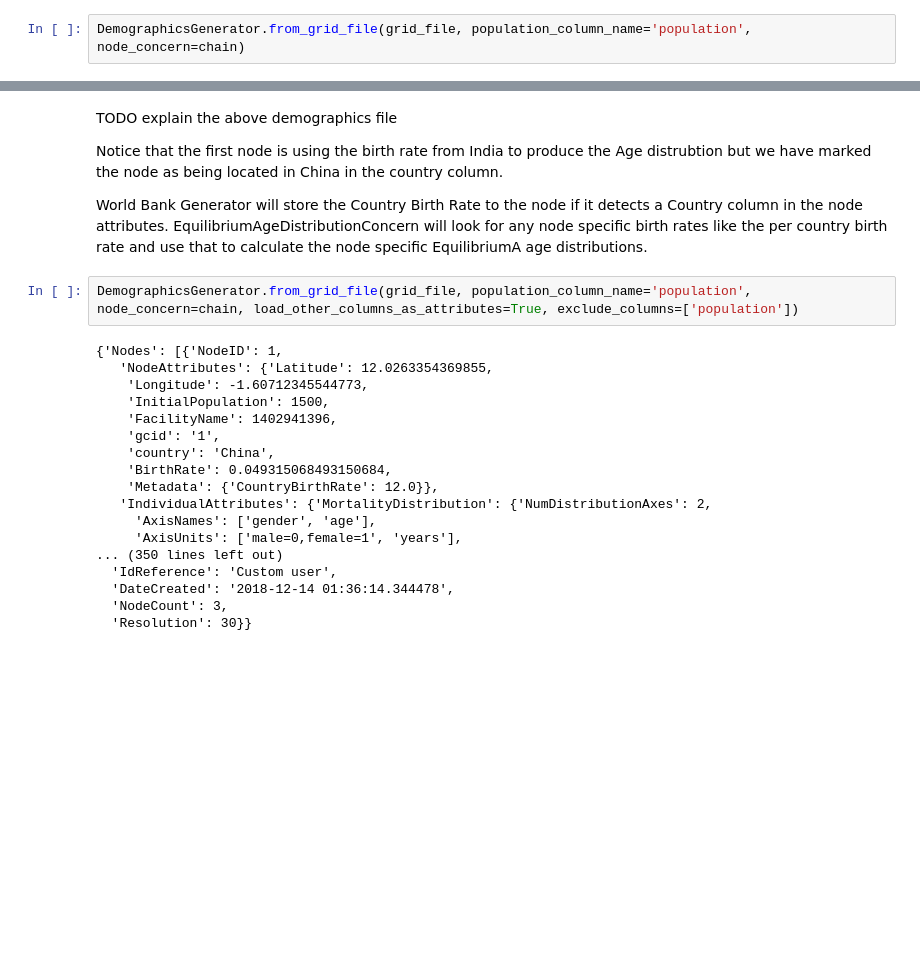
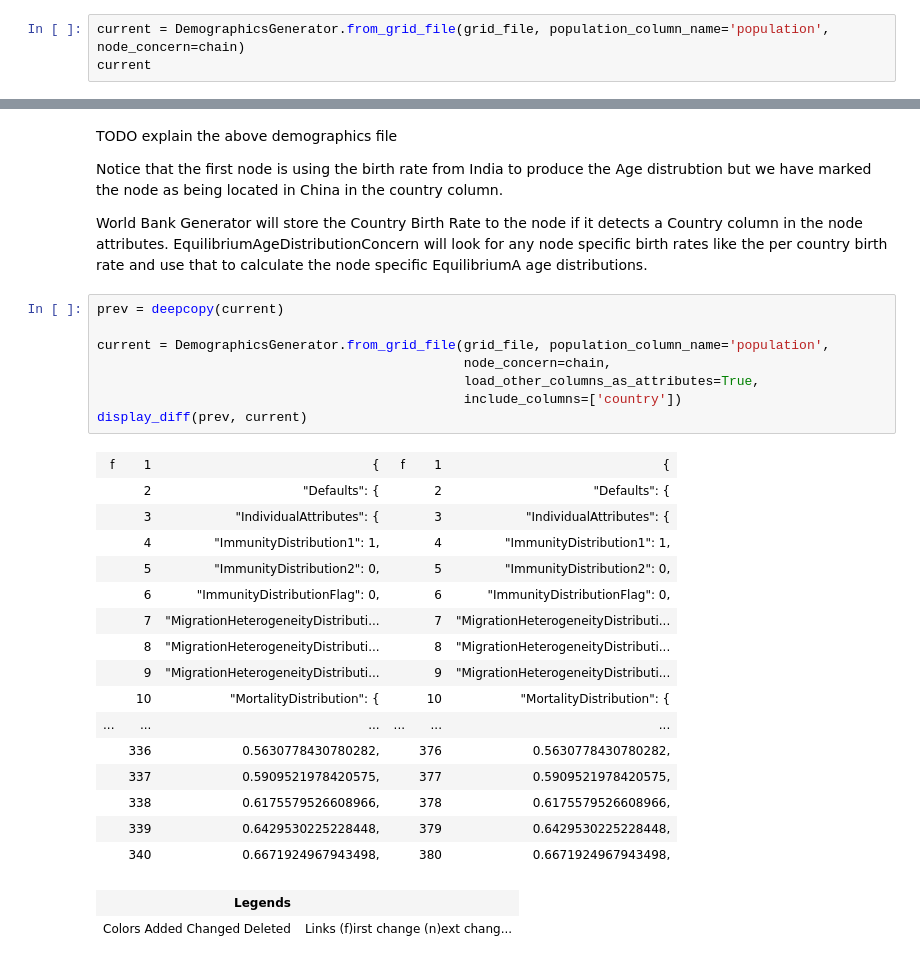
Before and after one commit to YeChen-IDM/dtk-tools-1, a Jupyter notebook: examples/DemographicsGenerator/example_demographics_generated.py.ipynb, the cells around one changed output, grey strips where cells are left out. Cells and saved outputs as stored; diff of their text form; blank space fills up the shorter version.

Commit message:
Add html diffs

```diff
--- a/examples/DemographicsGenerator/example_demographics_generated.py.ipynb
+++ b/examples/DemographicsGenerator/example_demographics_generated.py.ipynb
@@ -99,7 +100,8 @@ Notice that to properly build a demographcs using the World Bank's birth rate, w
 
 Now let's use that chain in as our concerns when loading our grid file and see how the output changes
 # %%
-DemographicsGenerator.from_grid_file(grid_file, population_column_name='population', node_concern=chain)
+current = DemographicsGenerator.from_grid_file(grid_file, population_column_name='population', node_concern=chain)
+current
 # %% [output]
 {'Nodes': [{'NodeID': 1,
    'NodeAttributes': {'Latitude': 12.0263354369855,
@@ -125,22 +127,29 @@ Notice that the first node is using the birth rate from India to produce the Age
 
 World Bank Generator will store the Country Birth Rate to the node if it detects a Country column in the node attributes. EquilibriumAgeDistributionConcern will look for any node specific birth rates like the per country birth rate and use that to calculate the node specific EquilibriumA age distributions.
 # %%
-DemographicsGenerator.from_grid_file(grid_file, population_column_name='population', node_concern=chain, load_other_columns_as_attributes=True, exclude_columns=['population'])
+prev = deepcopy(current)
+
+current = DemographicsGenerator.from_grid_file(grid_file, population_column_name='population',
+                                               node_concern=chain,
+                                               load_other_columns_as_attributes=True,
+                                               include_columns=['country'])
+display_diff(prev, current)
 # %% [output]
-{'Nodes': [{'NodeID': 1,
-   'NodeAttributes': {'Latitude': 12.0263354369855,
-    'Longitude': -1.60712345544773,
-    'InitialPopulation': 1500,
-    'FacilityName': 1402941396,
-    'gcid': '1',
-    'country': 'China',
-    'BirthRate': 0.049315068493150684,
-    'Metadata': {'CountryBirthRate': 12.0}},
-   'IndividualAttributes': {'MortalityDistribution': {'NumDistributionAxes': 2,
-     'AxisNames': ['gender', 'age'],
-     'AxisUnits': ['male=0,female=1', 'years'],
-... (350 lines left out)
-  'IdReference': 'Custom user',
-  'DateCreated': '2018-12-14 01:36:14.344478',
-  'NodeCount': 3,
-  'Resolution': 30}}
+| f | 1 | { | f | 1 | { |
+|  | 2 | "Defaults": { |  | 2 | "Defaults": { |
+|  | 3 | "IndividualAttributes": { |  | 3 | "IndividualAttributes": { |
+|  | 4 | "ImmunityDistribution1": 1, |  | 4 | "ImmunityDistribution1": 1, |
+|  | 5 | "ImmunityDistribution2": 0, |  | 5 | "ImmunityDistribution2": 0, |
+|  | 6 | "ImmunityDistributionFlag": 0, |  | 6 | "ImmunityDistributionFlag": 0, |
+|  | 7 | "MigrationHeterogeneityDistributi... |  | 7 | "MigrationHeterogeneityDistributi... |
+|  | 8 | "MigrationHeterogeneityDistributi... |  | 8 | "MigrationHeterogeneityDistributi... |
+|  | 9 | "MigrationHeterogeneityDistributi... |  | 9 | "MigrationHeterogeneityDistributi... |
+|  | 10 | "MortalityDistribution": { |  | 10 | "MortalityDistribution": { |
+| ... | ... | ... | ... | ... | ... |
+|  | 336 | 0.5630778430780282, |  | 376 | 0.5630778430780282, |
+|  | 337 | 0.5909521978420575, |  | 377 | 0.5909521978420575, |
+|  | 338 | 0.6175579526608966, |  | 378 | 0.6175579526608966, |
+|  | 339 | 0.6429530225228448, |  | 379 | 0.6429530225228448, |
+|  | 340 | 0.6671924967943498, |  | 380 | 0.6671924967943498, |
+| Legends |  |
+| Colors Added Changed Deleted | Links (f)irst change (n)ext chang... |
```
Also changed, not shown: parts of 4 cells of this notebook.
